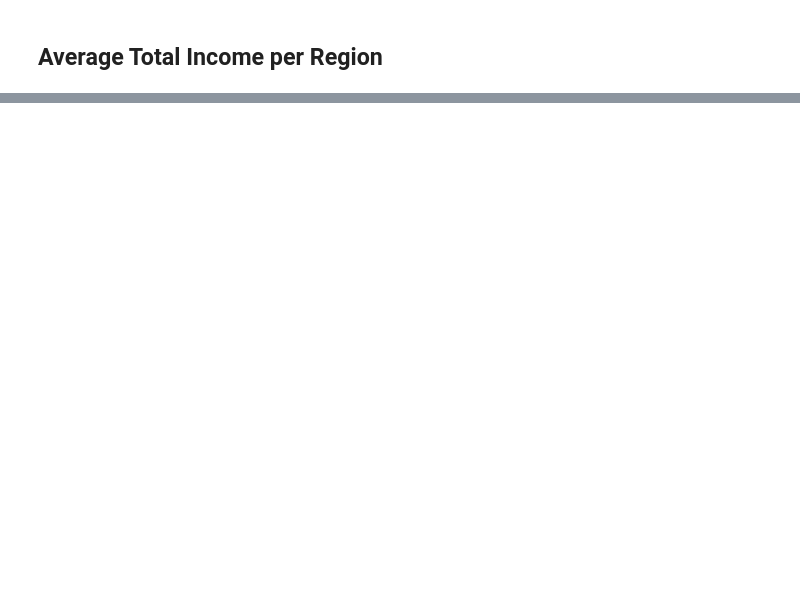
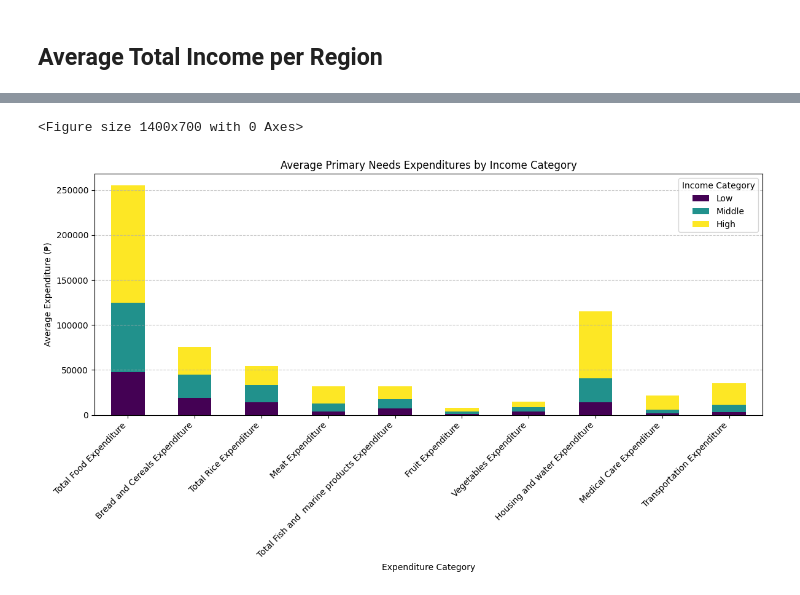
Before and after one commit to Rogemson/UK-Accident-Data-Analysis, a Jupyter notebook: FINALS.ipynb, the cells around one changed output, grey strips where cells are left out. Saved outputs shown, nothing was run; the diff lists cells and outputs as text; code cells hidden in the pictures; blank space fills up the shorter version.

```diff
--- a/FINALS.ipynb
+++ b/FINALS.ipynb
@@ -182,0 +232,42 @@ plt.show()
+# %%
+primary_columns = [
+    'Total Food Expenditure',
+    'Bread and Cereals Expenditure',
+    'Total Rice Expenditure',
+    'Meat Expenditure',
+    'Total Fish and  marine products Expenditure',
+    'Fruit Expenditure',
+    'Vegetables Expenditure',
+    'Housing and water Expenditure',
+    'Medical Care Expenditure',
+    'Transportation Expenditure'
+]
+
+non_primary_columns = [
+    'Restaurant and hotels Expenditure',
+    'Alcoholic Beverages Expenditure',
+    'Tobacco Expenditure',
+    'Clothing, Footwear and Other Wear Expenditure',
+    'Communication Expenditure',
+    'Miscellaneous Goods and Services Expenditure',
+    'Special Occasions Expenditure'
+]
+
+# Group by Income Category and calculate the average spending
+avg_primary_spending = df.groupby('Income Category')[primary_columns].mean()
+avg_non_primary_spending = df.groupby('Income Category')[non_primary_columns].mean()
+# %%
+plt.figure(figsize=(14, 7))
+avg_primary_spending.T.plot(kind='bar', stacked=True, figsize=(12, 7), colormap='viridis')
+
+plt.title('Average Primary Needs Expenditures by Income Category')
+plt.ylabel('Average Expenditure (₱)')
+plt.xlabel('Expenditure Category')
+plt.xticks(rotation=45, ha='right')
+plt.legend(title='Income Category')
+plt.tight_layout()
+plt.grid(axis='y', linestyle='--', alpha=0.7)
+plt.show()
+# %% [output]
+<Figure size 1400x700 with 0 Axes>
+[figure, added]
```
Also changed, not shown: parts of 21 cells of this notebook.
